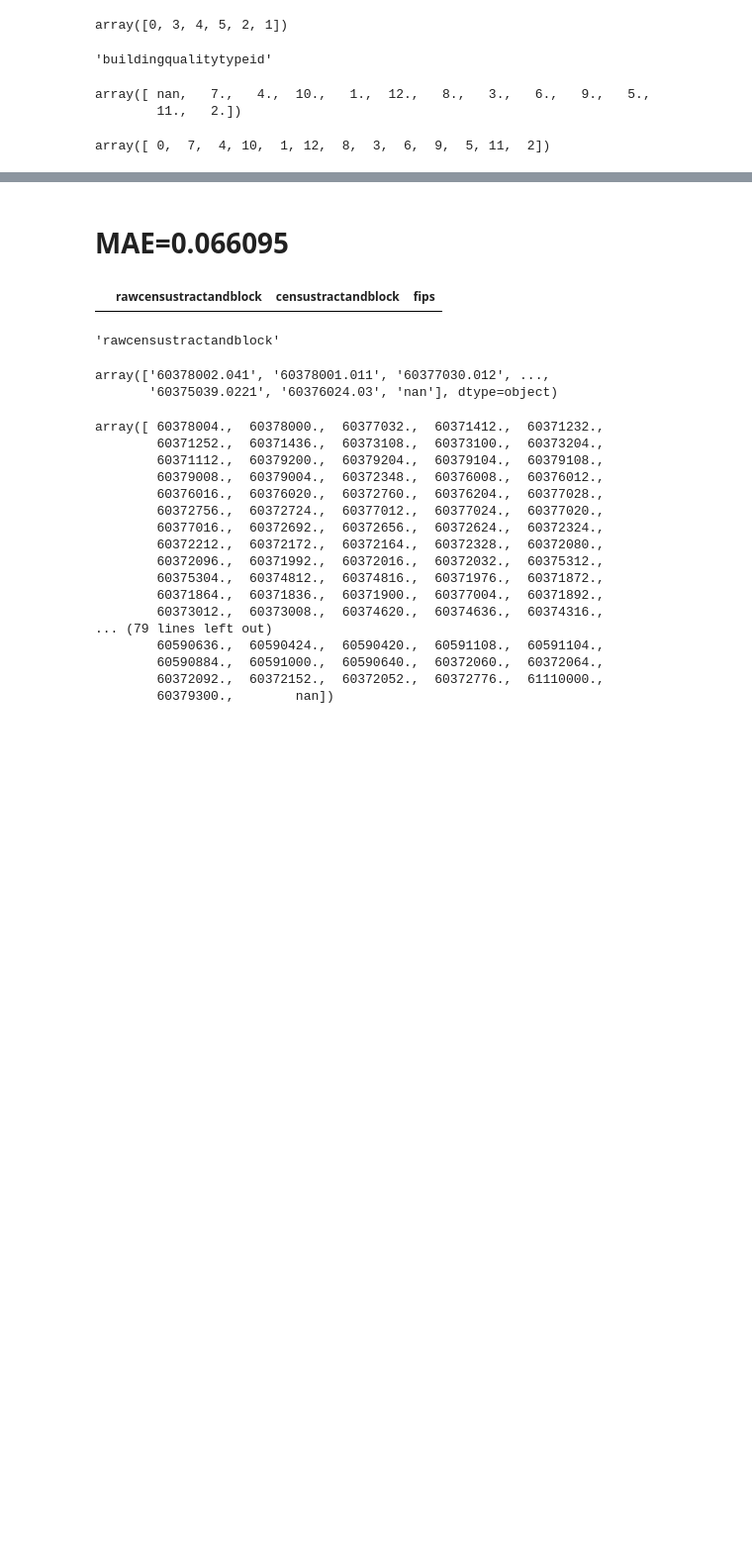
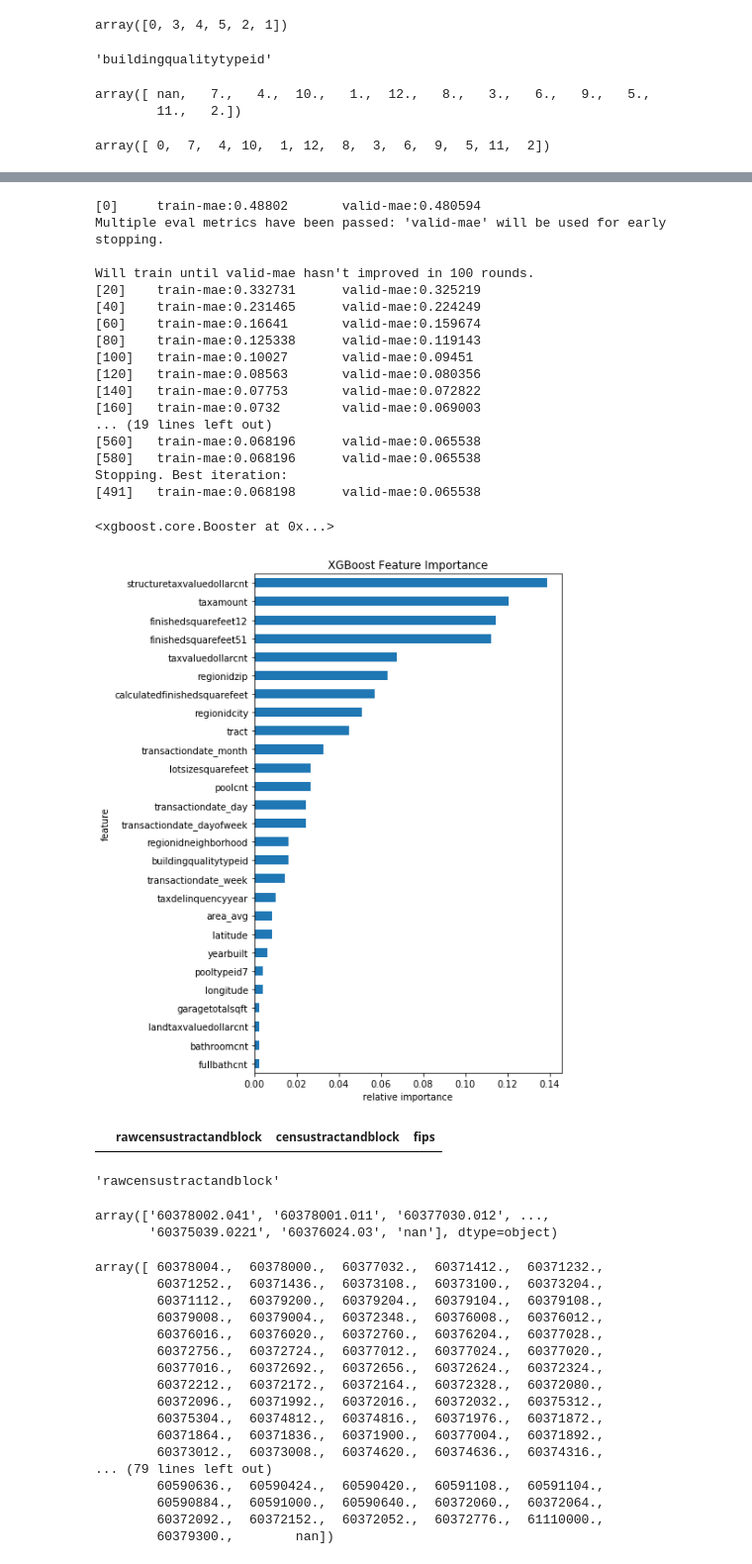
Before and after one commit to ibratface/dl_projects, a Jupyter notebook: zillow.ipynb, the cells around one changed output, grey strips where cells are left out. Shown at 99% size. Saved outputs shown, nothing was run; the diff lists cells and outputs as text; code cells hidden in the pictures; blank space fills up the shorter version.

```diff
--- a/zillow.ipynb
+++ b/zillow.ipynb
@@ -454,6 +375,7 @@ array([ nan,  66.])
 array([ 0, 66])
 # %%
-area_features = ['lotsizesquarefeet',
+area_features = [
+#                  'lotsizesquarefeet',
                  'finishedsquarefeet6',
                  'finishedsquarefeet15',
                  'finishedsquarefeet13',
@@ -472,14 +394,18 @@ def fill_null(col1, col2):
 for col in area_features:
     clean[col] = props[col]
 
-describe_values(clean.loc[:, area_features])
+# fill_null('lotsizesquarefeet', 'finishedsquarefeet15')
 
-for col1, col2 in itertools.permutations(area_features, 2):
-    fill_null(col1, col2)
 
-describe_values(clean.loc[:, area_features])
 
-for col in area_features:
-    pad(col, clean[col].mean(), 'float32')
+# describe_values(clean.loc[:, area_features])
 
-describe_values(clean.loc[:, area_features])
+# for col1, col2 in itertools.permutations(area_features, 2):
+#     fill_null(col1, col2)
+
+# describe_values(clean.loc[:, area_features])
+
+# for col in area_features:
+#     pad(col, clean[col].mean(), 'float32')
+
+# describe_values(clean.loc[:, area_features])
@@ -518,2 +411,0 @@ array([ 85768.,   4083.,  73026., ...,  10836.,  41801.,  33803.])
-# %%
-do_train(train, clean)
@@ -559,5 +412,30 @@ Stopping. Best iteration:
-# %% [markdown]
-# MAE=0.066095
+# %%
+clean['area_avg'] = props[area_features].mean(axis=1)
+clean['finishedsquarefeet12'] = props['finishedsquarefeet12']
+ratio = clean['finishedsquarefeet12'].mean() / clean['lotsizesquarefeet'].mean()
+clean['finishedsquarefeet51'] = clean['finishedsquarefeet12'].fillna(clean['lotsizesquarefeet'] * ratio)
+# describe_values(clean)
+train_predict(clean)
+# %% [output]
+[0]     train-mae:0.48802       valid-mae:0.480594
+Multiple eval metrics have been passed: 'valid-mae' will be used for early stopping.
+
+Will train until valid-mae hasn't improved in 100 rounds.
+[20]    train-mae:0.332731      valid-mae:0.325219
+[40]    train-mae:0.231465      valid-mae:0.224249
+[60]    train-mae:0.16641       valid-mae:0.159674
+[80]    train-mae:0.125338      valid-mae:0.119143
+[100]   train-mae:0.10027       valid-mae:0.09451
+[120]   train-mae:0.08563       valid-mae:0.080356
+[140]   train-mae:0.07753       valid-mae:0.072822
+[160]   train-mae:0.0732        valid-mae:0.069003
+... (19 lines left out)
+[560]   train-mae:0.068196      valid-mae:0.065538
+[580]   train-mae:0.068196      valid-mae:0.065538
+Stopping. Best iteration:
+[491]   train-mae:0.068198      valid-mae:0.065538
+<xgboost.core.Booster at 0x...>
+[figure, added]
 # %%
 props.loc[props.rawcensustractandblock.isnull() & ~props.censustractandblock.isnull(), ['rawcensustractandblock', 'censustractandblock', 'fips']]
 # %% [output]
```
Also changed, not shown: parts of 29 cells of this notebook.
